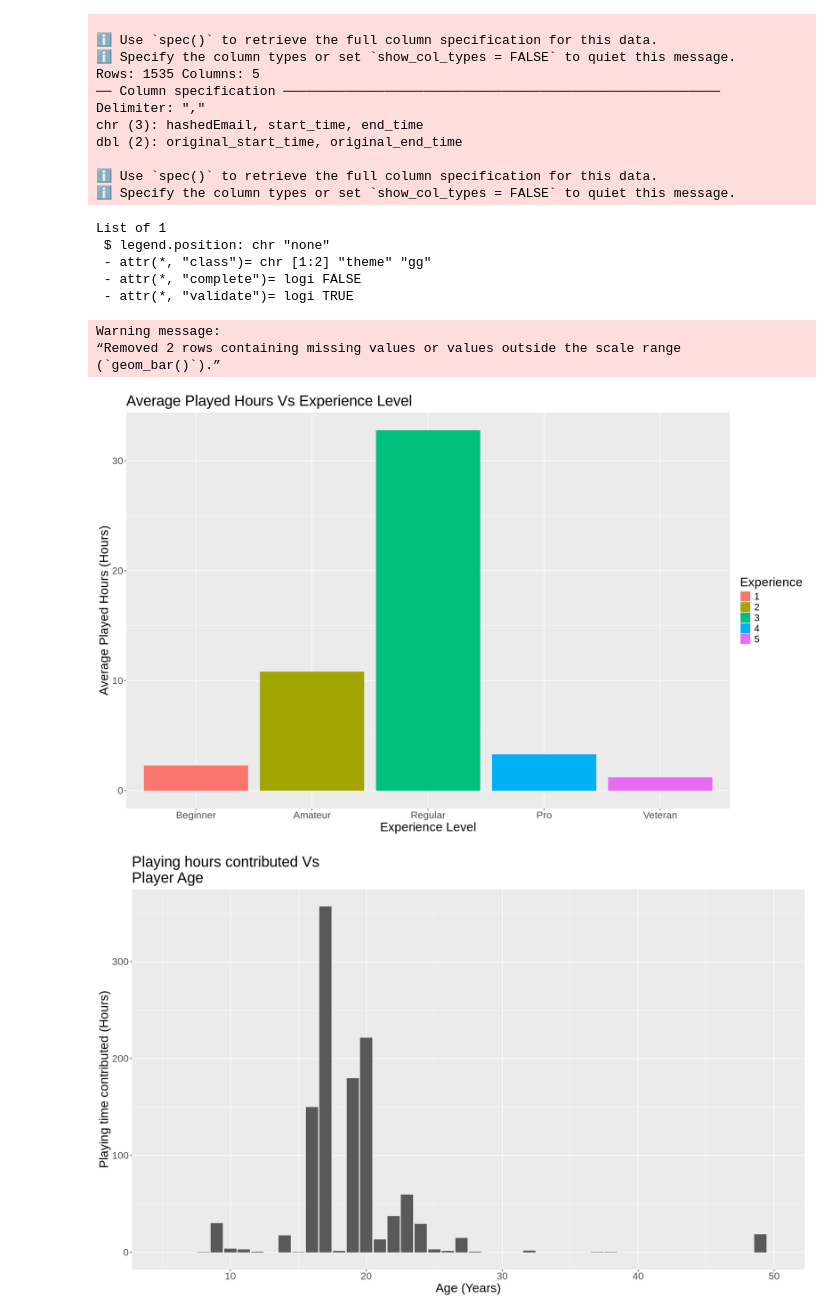
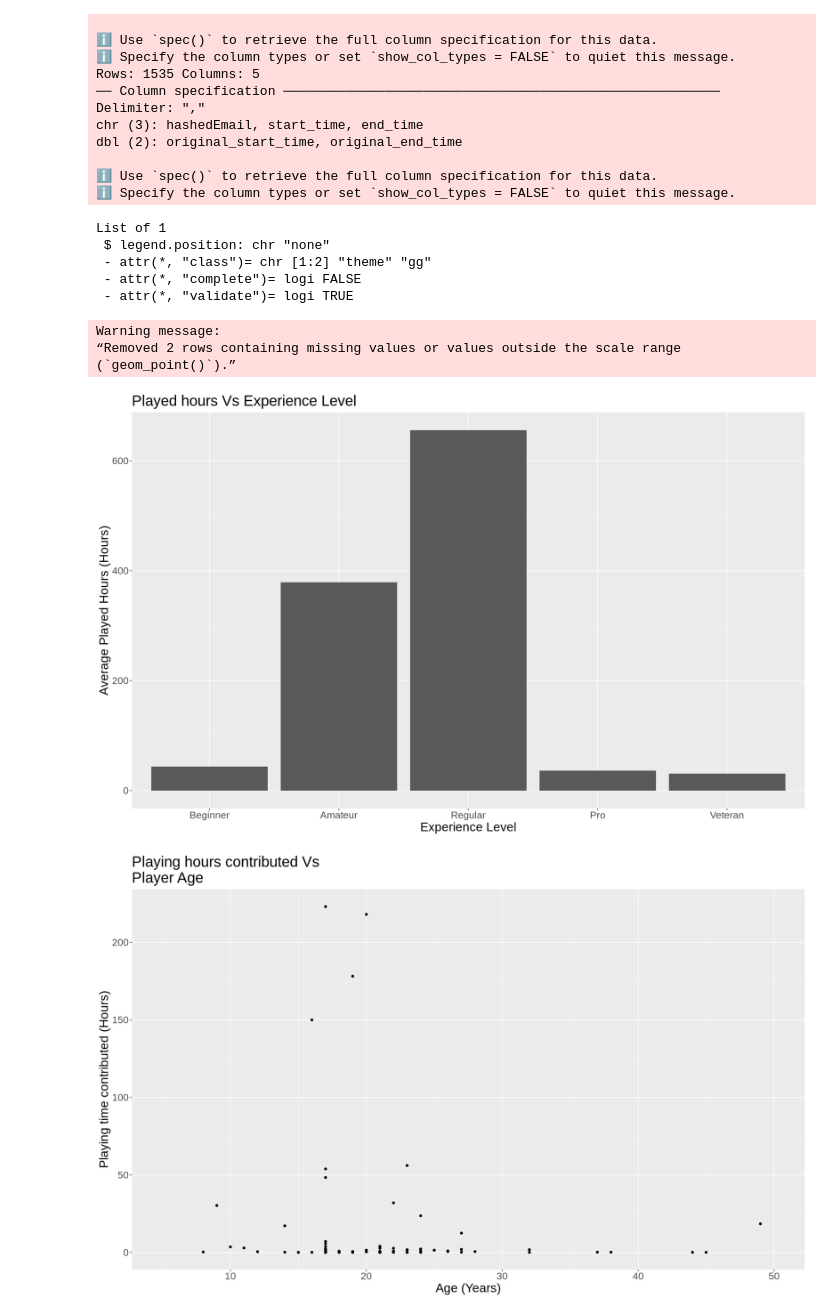
Before and after one commit to harpreeto6/Data_Science_Project, a Jupyter notebook: Minecraft_Analysis.ipynb, the cells around one changed output. Drawn from its saved outputs; the diff is of its cells as text; code cells hidden in the pictures.

```diff
--- a/Minecraft_Analysis.ipynb
+++ b/Minecraft_Analysis.ipynb
@@ -152,100 +183,52 @@ merged_final <- merged_exp |>
 
 # merged_final
 # %%
-# options(repr.plot.width = 16, repr.plot.height = 10)
-
-#  average played_hours by experience level
-avg_played_hours <- merged_final |>
-  group_by(experience_numeric) |>
-  summarise(avg_played_hours = mean(played_hours, na.rm = TRUE), .groups = "drop")
+options(repr.plot.width = 16, repr.plot.height = 10)
 
 # Bar plot to visualize average played hours by experience level
-ggplot(avg_played_hours, aes(x = as.factor(experience_numeric), y = avg_played_hours, fill = as.factor(experience_numeric))) +
+ggplot(merged_final, aes(x = as.factor(experience_numeric), y = played_hours)) +
   geom_bar(stat = "identity") +
-  labs(title = "Average Played Hours Vs Experience Level",
+  labs(title = "Played hours Vs Experience Level",
        x = "Experience Level",
-       y = "Average Played Hours (Hours)",
-      fill = "Experience") +
+       y = "Average Played Hours (Hours)") +
       scale_x_discrete(labels = c("Beginner", "Amateur", "Regular", "Pro", "Veteran")) +
     theme(text = element_text(size = 20))
     theme(legend.position = "none")
-
-
 
  #avg age by hours
 avg_played_hours_by_age <- merged_final |>
   group_by(age) |>
   summarise(avg_played_hours = mean(played_hours, na.rm = TRUE))
 
 # Bar plot: Played Hours by Age
 ggplot(merged_final, aes(x = age, y = played_hours)) +
-  geom_bar(stat = "identity") +
+  # geom_bar(stat = "identity") +
+  geom_point() +
   labs(x = "Age (Years)",
     y = "Playing time contributed (Hours)",
     title = "Playing hours contributed Vs\nPlayer Age") +
     theme(text = element_text(size = 20)) +
      theme(legend.position = "none") +
     xlim(5,50)
 
 # Bar plot: Played Hours by Sessions
 ggplot(merged_final, aes(x = number_of_sessions, y = played_hours)) +
   geom_point() +
   labs(x = "Number of sessions",
     y = "Playing time contributed (Hours)",
     title = "Playing hours contributed Vs\nnumber of sessions") +
     theme(text = element_text(size = 20)) +
      theme(legend.position = "none")
 
 options(repr.plot.width = 16, repr.plot.height = 10)
-
-#  average played_hours by experience level
-avg_played_hours <- merged_final |>
-  group_by(experience_numeric) |>
-  summarise(avg_played_hours = mean(played_hours, na.rm = TRUE), .groups = "drop")
-
-# Bar plot to visualize average played hours by experience level
-
-# ggplot(merged_final, aes(x = experience_numeric, y = played_hours, fill = gender)) +
-#   geom_bar(stat = "identity") +
-#   labs(title = "Total Played Hours Vs Experience Level",
-#        x = "Experience Level",
-#        y = "Total Played Hours") +
-#       scale_x_discrete(labels = c("Beginner", "Amateur", "Regular", "Pro", "Veteran")) +
-#     theme(text = element_text(size = 20))
-#     theme(legend.position = "none")
-
-
-# #  #avg age by hours
-# # avg_played_hours_by_age <- merged_final |>
-# #   group_by(age) |>
-# #   summarise(avg_played_hours = mean(played_hours, na.rm = TRUE))
-
-# # Bar plot: Total Hours played by Age
-# ggplot(merged_final, aes(x = age, y = played_hours, fill = gender)) +
-#   geom_bar(stat = "identity") +
-#   labs(x = "Age (Years)",
-#     y = "Total Played Hours",
-#     title = "Total Played Hours Vs Age") +
-#     theme(text = element_text(size = 20)) +
-#      theme(legend.position = "none") +
-#     xlim(5,50)
-
-# # Bar plot: Total Hours played by number of sessions
-# ggplot(merged_final, aes(x = number_of_sessions, y = played_hours, fill = gender)) +
-#   geom_bar(stat = "identity") +
-#   labs(title = "Total Played Hours Vs Number of sessions",
-#        x = "Number of Sessions",
-#        y = "Total Played Hours")
-#     theme(text = element_text(size = 20))
-#     theme(legend.position = "none")
 # %% [output]
 List of 1
  $ legend.position: chr "none"
  - attr(*, "class")= chr [1:2] "theme" "gg"
  - attr(*, "complete")= logi FALSE
  - attr(*, "validate")= logi TRUE
 Warning message:
 “Removed 2 rows containing missing values or values outside the scale range
-(`geom_bar()`).”
+(`geom_point()`).”
-[figure, old version]
+[figure, new version]
-[figure, old version]
+[figure, new version]
```
Also changed, not shown: parts of 13 cells of this notebook.
